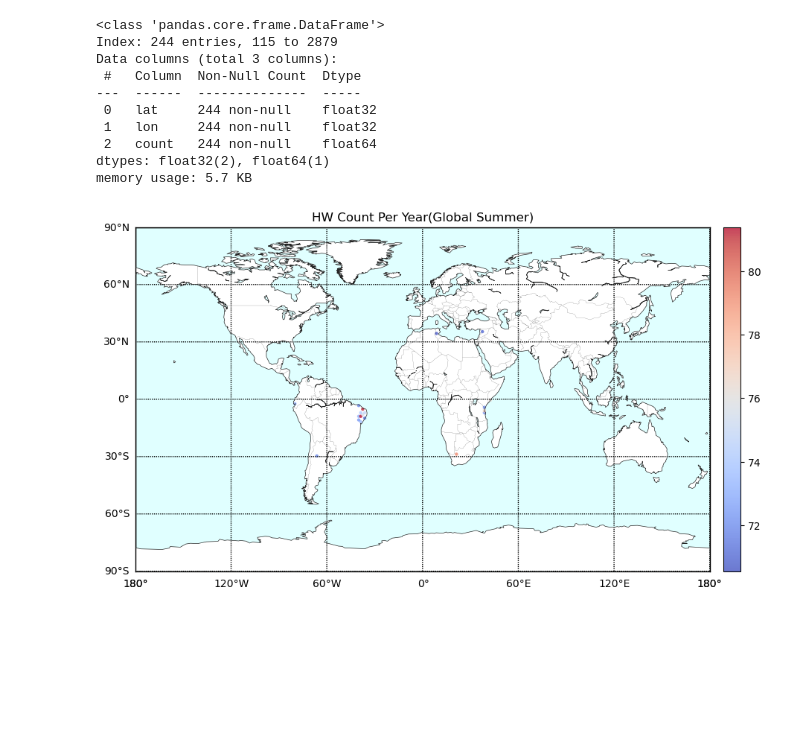
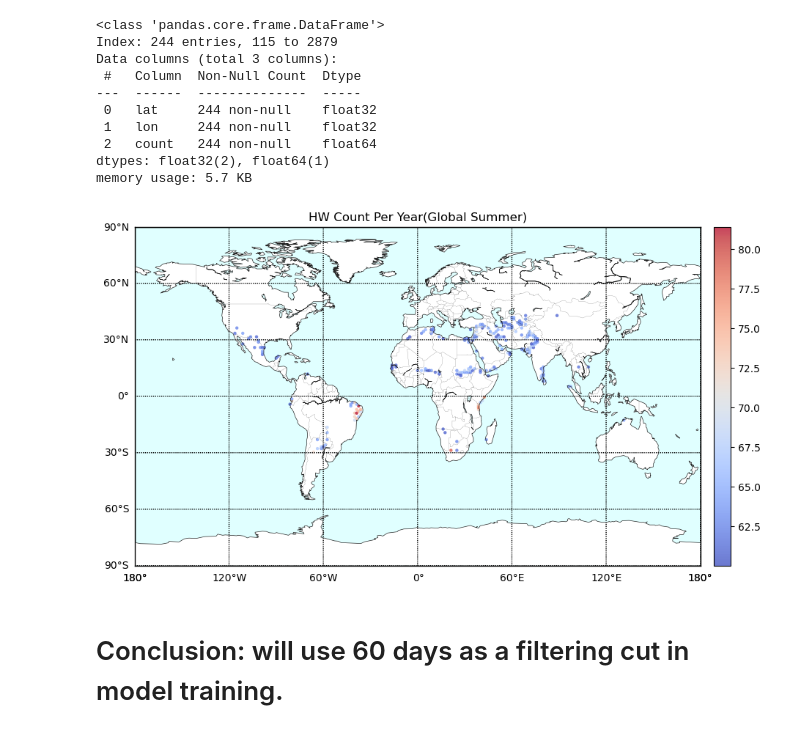
Before and after one commit to johnnyguo2007/research, a Jupyter notebook: hw_global/Investigate/Investigate_hot_region.ipynb, the cells around one changed output. Drawn from its saved outputs; the diff is of its cells as text; code cells hidden in the pictures; blank space fills up the shorter version.

Commit message:
decide to filter above 60 244 location out

```diff
--- a/hw_global/Investigate/Investigate_hot_region.ipynb
+++ b/hw_global/Investigate/Investigate_hot_region.ipynb
@@ -91,32 +91,34 @@ def draw_map_subplot(ax, title, data, variable):
         print(f"No data available for {title}. Skipping plot.")
         ax.set_title(title + " - No Data Available")
         return
 
     m = Basemap(projection='cyl', lon_0=0, ax=ax,
                 fix_aspect=False,
                 llcrnrlat=-90, urcrnrlat=90,
                 llcrnrlon=-180, urcrnrlon=180)
     m.drawcoastlines(color='0.15', linewidth=0.5, zorder=3)
     m.drawcountries(linewidth=0.1)
     m.fillcontinents(color='white', lake_color='lightcyan')
     m.drawmapboundary(fill_color='lightcyan')
     m.drawparallels(np.arange(-90., 91., 30.), labels=[1, 0, 0, 0], fontsize=10)
     m.drawmeridians(np.arange(-180., 181., 60.), labels=[0, 0, 0, 1], fontsize=10)
 
     normalized_lons = normalize_longitude(data['lon'].values)
     x, y = m(normalized_lons, data['lat'].values)
 
     vmin, vmax = data[variable].min(), data[variable].max()
     sc = m.scatter(x, y, c=data[variable], cmap='coolwarm', marker='o', edgecolor='none', s=10, alpha=0.75, vmin=vmin, vmax=vmax)
     plt.colorbar(sc, ax=ax, orientation='vertical', pad=0.02)
     ax.set_title(title)
 
 
 fig, ax = plt.subplots(figsize=(12, 6))
     # fig, axs = plt.subplots(figsize=(10, 6), dpi=300)  # Correct subplot structure
 draw_map_subplot(ax, "HW Count Per Year(Global Summer)",
-                 location_hw_count[location_hw_count['count'] > 70], 'count')
+                 location_hw_count[location_hw_count['count'] > 60], 'count')
 
 plt.show()
 # %% [output]
-[figure, old version]
+[figure, new version]
+# %% [markdown]
+# Conclusion: will use 60 days as a filtering cut in model training.
```
